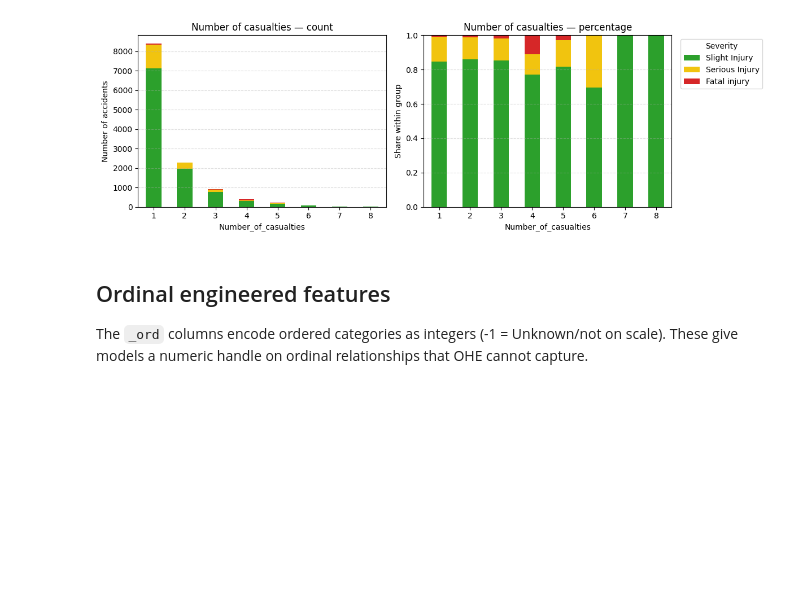
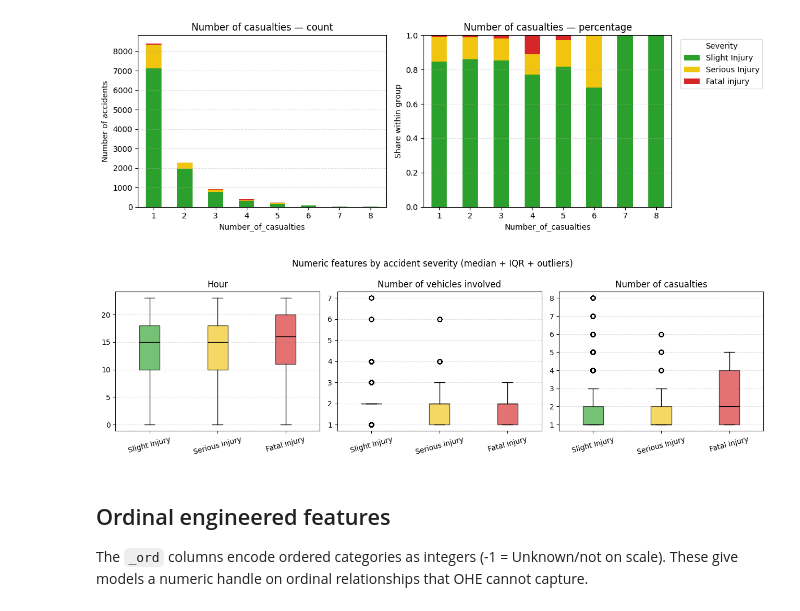
Before and after one commit to ThSonDev/crash-severity-tabnet-stacking, a Jupyter notebook: EDA_cleaned.ipynb, the cells around one changed output. Drawn from its saved outputs; the diff is of its cells as text; code cells hidden in the pictures; blank space fills up the shorter version.

```diff
--- a/EDA_cleaned.ipynb
+++ b/EDA_cleaned.ipynb
@@ -249,6 +286,29 @@ plot_count_and_pct(df["Number_of_casualties"], target,
                    "Number of casualties")
 # %% [output]
 [figure]
+# %%
+# Box plots of the three continuous numeric features split by severity class.
+# Bar plots above show the count/percentage shape; boxes show median + IQR +
+# outliers per class — useful for spotting high-vehicle / high-casualty tails
+# that get squashed in a bar chart.
+BOX_NUMERIC = ["Hour", "Number_of_vehicles_involved", "Number_of_casualties"]
+fig, axes = plt.subplots(1, 3, figsize=(13, 4))
+for ax, col in zip(axes, BOX_NUMERIC):
+    data = [df.loc[target == sev, col].to_numpy() for sev in SEVERITY_ORDER]
+    bp = ax.boxplot(data, labels=SEVERITY_ORDER, patch_artist=True, showfliers=True)
+    for patch, color in zip(bp["boxes"], SEVERITY_PALETTE):
+        patch.set_facecolor(color)
+        patch.set_alpha(0.65)
+    for med in bp["medians"]:
+        med.set_color("black")
+    ax.set_title(col.replace("_", " "))
+    ax.tick_params(axis="x", rotation=15)
+    ax.grid(axis="y", linestyle="--", alpha=0.4)
+plt.suptitle("Numeric features by accident severity (median + IQR + outliers)")
+plt.tight_layout()
+plt.show()
+# %% [output]
+[figure, added]
 # %% [markdown]
 ## Ordinal engineered features
 
```
Also changed, not shown: parts of 1 cell of this notebook, 2 other files.
